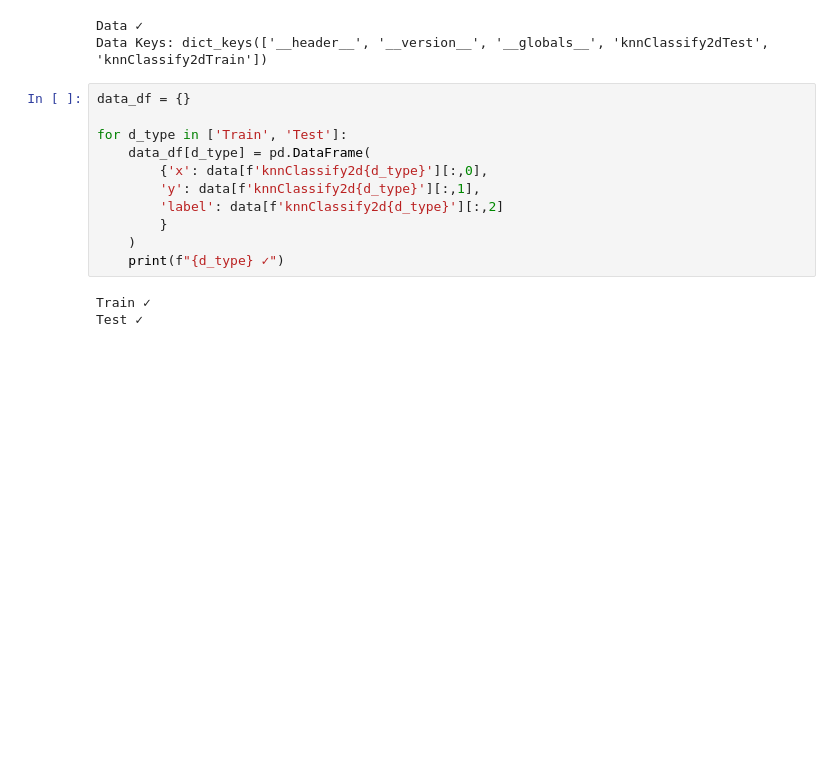
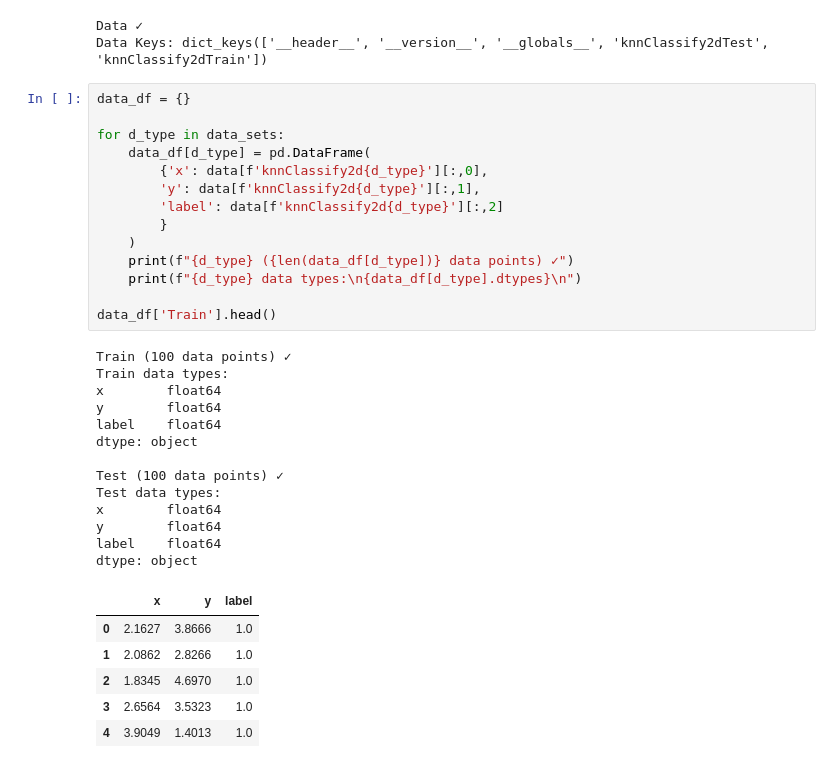
Before and after one commit to arnestc/StatisticalLearning, a Jupyter notebook: notebooks/01-synthetic-dataset.ipynb, the cells around one changed output. Cells and saved outputs as stored; diff of their text form; blank space fills up the shorter version.

```diff
--- a/notebooks/01-synthetic-dataset.ipynb
+++ b/notebooks/01-synthetic-dataset.ipynb
@@ -61,16 +66,36 @@ Data Keys: dict_keys(['__header__', '__version__', '__globals__', 'knnClassify2d
 # %%
 data_df = {}
 
-for d_type in ['Train', 'Test']:
+for d_type in data_sets:
     data_df[d_type] = pd.DataFrame(
         {'x': data[f'knnClassify2d{d_type}'][:,0],
         'y': data[f'knnClassify2d{d_type}'][:,1],
         'label': data[f'knnClassify2d{d_type}'][:,2]
         }
     )
-    print(f"{d_type} ✓")
+    print(f"{d_type} ({len(data_df[d_type])} data points) ✓")
+    print(f"{d_type} data types:\n{data_df[d_type].dtypes}\n")
+
+data_df['Train'].head()
 # %% [output]
-Train ✓
-Test ✓
+Train (100 data points) ✓
+Train data types:
+x        float64
+y        float64
+label    float64
+dtype: object
+
+Test (100 data points) ✓
+Test data types:
+x        float64
+y        float64
+label    float64
+dtype: object
+|  | x | y | label |
+| 0 | 2.1627 | 3.8666 | 1.0 |
+| 1 | 2.0862 | 2.8266 | 1.0 |
+| 2 | 1.8345 | 4.6970 | 1.0 |
+| 3 | 2.6564 | 3.5323 | 1.0 |
+| 4 | 3.9049 | 1.4013 | 1.0 |
 # %%
 # Check for NaN values
```
Also changed, not shown: parts of 9 cells of this notebook.
